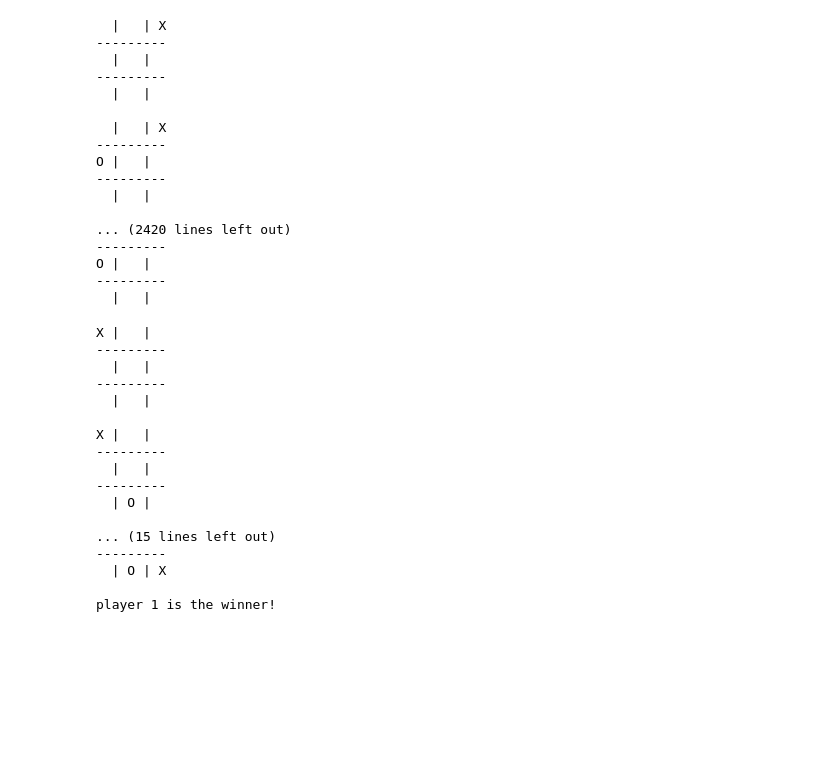
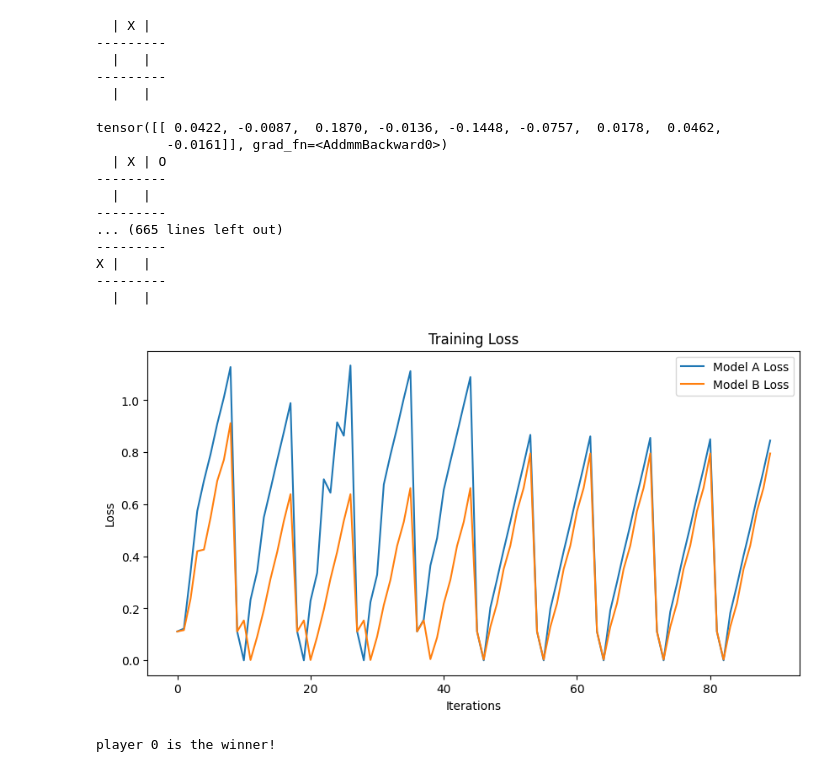
Before and after one commit to lewibs/pytorch_tic_tac_toe, a Jupyter notebook: model.ipynb, the cells around one changed output. Drawn from its saved outputs; the diff is of its cells as text; code cells hidden in the pictures; blank space fills up the shorter version.

```diff
--- a/model.ipynb
+++ b/model.ipynb
@@ -56,11 +57,11 @@ class TicTacToeNetworkA(nn.Module):
         super(TicTacToeNetworkA, self).__init__()
         self.flatten = nn.Flatten()
         self.layers = nn.Sequential(
-            nn.Linear(10, 8000),
+            nn.Linear(10, 80),
             nn.ReLU(),
-            nn.Linear(8000, 800),
+            nn.Linear(80, 80),
             nn.ReLU(),
-            nn.Linear(800, 9),
+            nn.Linear(80, 9),
             nn.Softmax()
         )
 
@@ -71,7 +72,7 @@ class TicTacToeNetworkA(nn.Module):
         return x
 
 modelA = TicTacToeNetworkA()
-optimizerA = optim.Adam(modelA.parameters(), lr=0.001)
+optimizerA = optim.Adam(modelA.parameters(), lr=0.0001)
 criterionA = custom_loss
 # %%
 class TicTacToeNetworkB(nn.Module):
@@ -79,12 +80,11 @@ class TicTacToeNetworkB(nn.Module):
         super(TicTacToeNetworkB, self).__init__()
         self.flatten = nn.Flatten()
         self.layers = nn.Sequential(
-            nn.Linear(10, 8000),
+            nn.Linear(10, 800),
             nn.ReLU(),
-            nn.Linear(8000, 800),
+            nn.Linear(800, 80),
             nn.ReLU(),
-            nn.Linear(800, 9),
-            nn.Softmax()
+            nn.Linear(80, 9),
         )
 
     def forward(self, x):
@@ -94,7 +94,7 @@ class TicTacToeNetworkB(nn.Module):
         return x
 
 modelB = TicTacToeNetworkB()
-optimizerB = optim.Adam(modelA.parameters(), lr=0.001, amsgrad=True)
+optimizerB = optim.Adam(modelA.parameters(), lr=0.0001, amsgrad=True)
 criterionB = custom_loss
 # %%
 def user(dummy_var):
@@ -209,69 +221,72 @@ def interprateMove(move):
 # %%
-for i in range(0,100):
+lossesA = []  # List to store loss values for modelA
+lossesB = []  # List to store loss values for modelB
+
+for i in range(0, 30):
     models = (modelA, modelB)
     criterion = (criterionA, criterionB)
     optimizer = (optimizerA, optimizerB)
 
-    # run an itteration of a game
+    # run an iteration of a game
     winner, game = run_game(models[0], models[1], True)
 
-    #train the models on the game results
+    # train the models on the game results
     for i, board in enumerate(game):
-        player = x if i%2==0 else o
-        # we can train them both on eachothers moves speeding up the learning time
+        player = x if i % 2 == 0 else o
+        # we can train them both on each other's moves speeding up the learning time
         predictionA = get_move(models[0], board, player)
         predictionB = get_move(models[1], board, player)
 
         last_board = torch.ones(rows, cols) * empty
 
         if i != 0:
             last_board = game[i-1]
 
         lossA = criterion[0](predictionA, board=last_board, time=i, winner=winner)
         lossB = criterion[1](predictionB, board=last_board, time=i, winner=winner)
+
         optimizer[0].zero_grad()
         optimizer[1].zero_grad()
         lossA.backward()
         lossB.backward()
         optimizer[0].step()
         optimizer[1].step()
+
+        # Append the loss values to the lists
+        lossesA.append(lossA.item())
+        lossesB.append(lossB.item())
+
+# Plot the loss values
+plt.figure(figsize=(10, 5))
+plt.plot(lossesA, label='Model A Loss')
+plt.plot(lossesB, label='Model B Loss')
+plt.xlabel('Iterations')
+plt.ylabel('Loss')
+plt.title('Training Loss')
+plt.legend()
+plt.show()
 # %% [output]
-  |   | X
+  | X |
 ---------
   |   |
 ---------
   |   |
 
-  |   | X
----------
-O |   |
+tensor([[ 0.0422, -0.0087,  0.1870, -0.0136, -0.1448, -0.0757,  0.0178,  0.0462,
+         -0.0161]], grad_fn=<AddmmBackward0>)
+  | X | O
 ---------
   |   |
-
-... (2420 lines left out)
 ---------
-O |   |
+... (665 lines left out)
+---------
+X |   |
 ---------
   |   |
+[figure, added]
 # %%
-winner,_ = run_game(user, modelB, True)
+# winner,_ = run_game(user, modelB, True)
 
 print(f"player {winner} is the winner!")
 # %% [output]
-X |   |
----------
-  |   |
----------
-  |   |
-
-X |   |
----------
-  |   |
----------
-  | O |
-
-... (15 lines left out)
----------
-  | O | X
-
-player 1 is the winner!
+player 0 is the winner!
```
Also changed, not shown: parts of 4 cells of this notebook.
